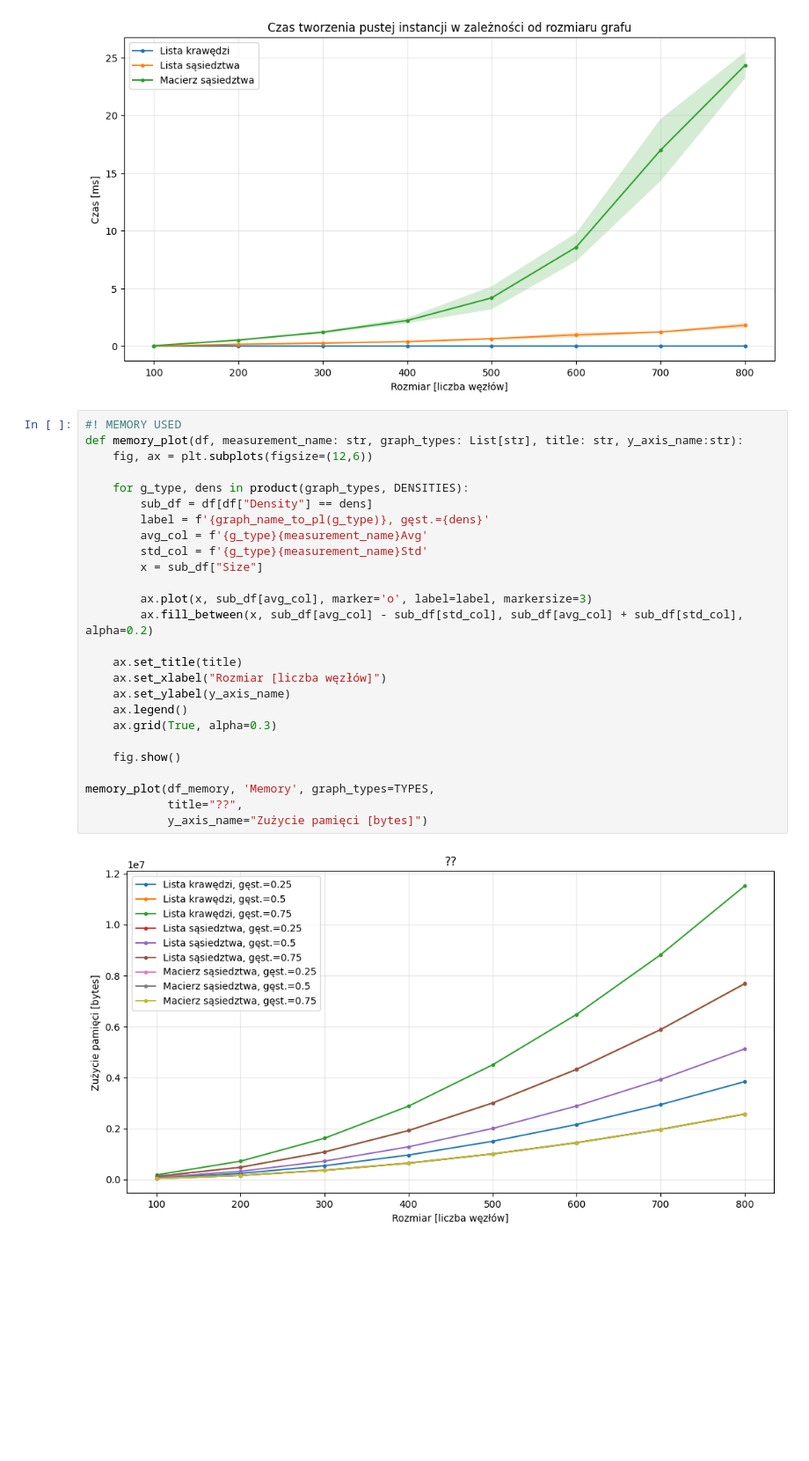
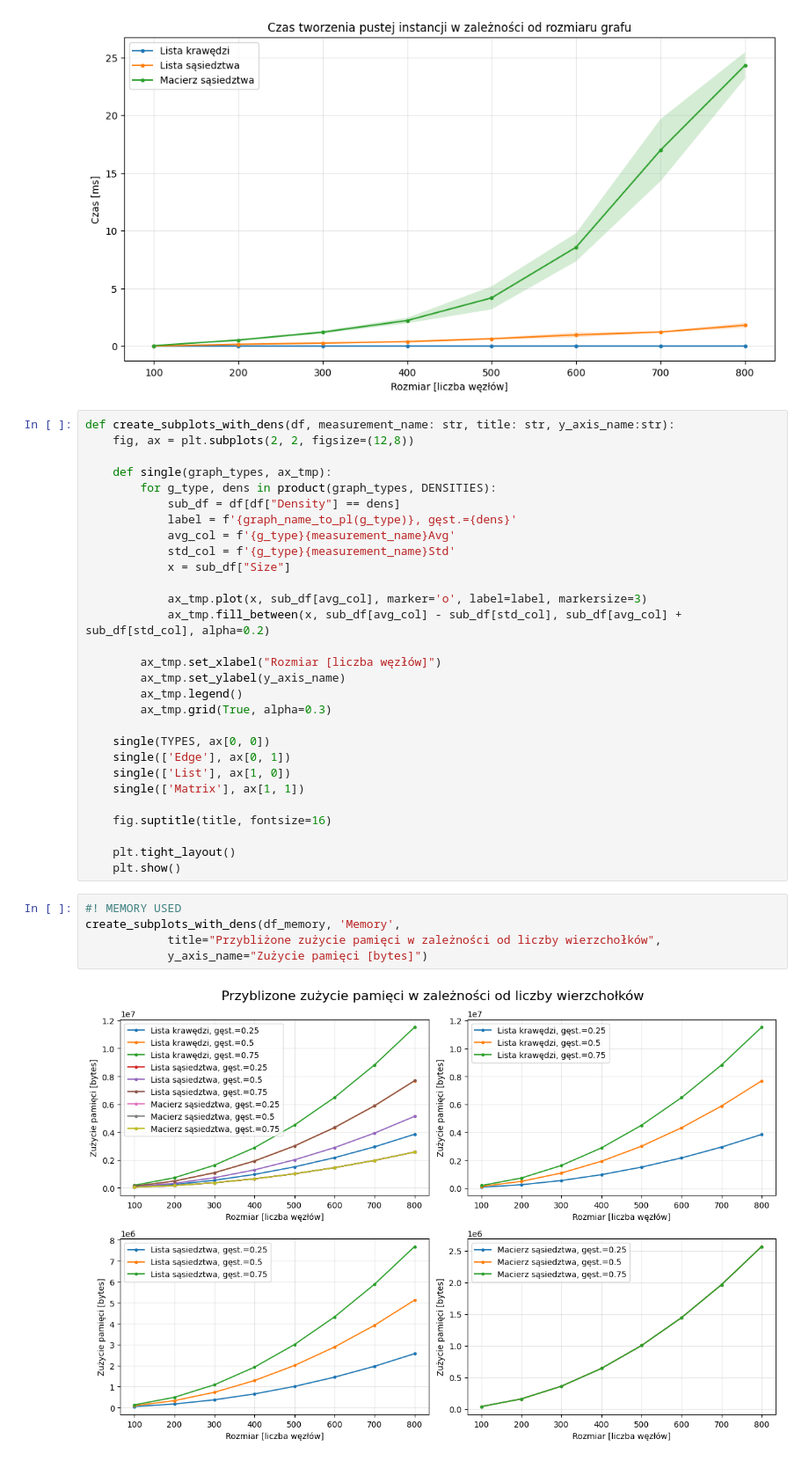
Before and after one commit to CenturionTheMan/ImplementationOfGraphStructures, a Jupyter notebook: DataAnalysis/analysis.ipynb, the cells around one changed output. Shown at 88% size. Cells and saved outputs as stored; diff of their text form; blank space fills up the shorter version.

```diff
--- a/DataAnalysis/analysis.ipynb
+++ b/DataAnalysis/analysis.ipynb
@@ -134,31 +134,39 @@ creation_plot(df_create, 'Create', graph_types=TYPES,
             y_axis_name="Czas [ms]")
 # %% [output]
 [figure]
+# %%
+def create_subplots_with_dens(df, measurement_name: str, title: str, y_axis_name:str):
+    fig, ax = plt.subplots(2, 2, figsize=(12,8))
+
+    def single(graph_types, ax_tmp):
+        for g_type, dens in product(graph_types, DENSITIES):
+            sub_df = df[df["Density"] == dens]
+            label = f'{graph_name_to_pl(g_type)}, gęst.={dens}'
+            avg_col = f'{g_type}{measurement_name}Avg'
+            std_col = f'{g_type}{measurement_name}Std'
+            x = sub_df["Size"]
+
+            ax_tmp.plot(x, sub_df[avg_col], marker='o', label=label, markersize=3)
+            ax_tmp.fill_between(x, sub_df[avg_col] - sub_df[std_col], sub_df[avg_col] + sub_df[std_col], alpha=0.2)
+
+        ax_tmp.set_xlabel("Rozmiar [liczba węzłów]")
+        ax_tmp.set_ylabel(y_axis_name)
+        ax_tmp.legend()
+        ax_tmp.grid(True, alpha=0.3)
+
+    single(TYPES, ax[0, 0])
+    single(['Edge'], ax[0, 1])
+    single(['List'], ax[1, 0])
+    single(['Matrix'], ax[1, 1])
+
+    fig.suptitle(title, fontsize=16)
+
+    plt.tight_layout()
+    plt.show()
 # %%
 #! MEMORY USED
-def memory_plot(df, measurement_name: str, graph_types: List[str], title: str, y_axis_name:str):
-    fig, ax = plt.subplots(figsize=(12,6))
-
-    for g_type, dens in product(graph_types, DENSITIES):
-        sub_df = df[df["Density"] == dens]
-        label = f'{graph_name_to_pl(g_type)}, gęst.={dens}'
-        avg_col = f'{g_type}{measurement_name}Avg'
-        std_col = f'{g_type}{measurement_name}Std'
-        x = sub_df["Size"]
-
-        ax.plot(x, sub_df[avg_col], marker='o', label=label, markersize=3)
-        ax.fill_between(x, sub_df[avg_col] - sub_df[std_col], sub_df[avg_col] + sub_df[std_col], alpha=0.2)
-
-    ax.set_title(title)
-    ax.set_xlabel("Rozmiar [liczba węzłów]")
-    ax.set_ylabel(y_axis_name)
-    ax.legend()
-    ax.grid(True, alpha=0.3)
-
-    fig.show()
-
-memory_plot(df_memory, 'Memory', graph_types=TYPES,
-            title="??",
+create_subplots_with_dens(df_memory, 'Memory',
+            title="Przybliżone zużycie pamięci w zależności od liczby wierzchołków",
             y_axis_name="Zużycie pamięci [bytes]")
 # %% [output]
-[figure, old version]
+[figure, new version]
```
Also changed, not shown: parts of 3 cells of this notebook.
